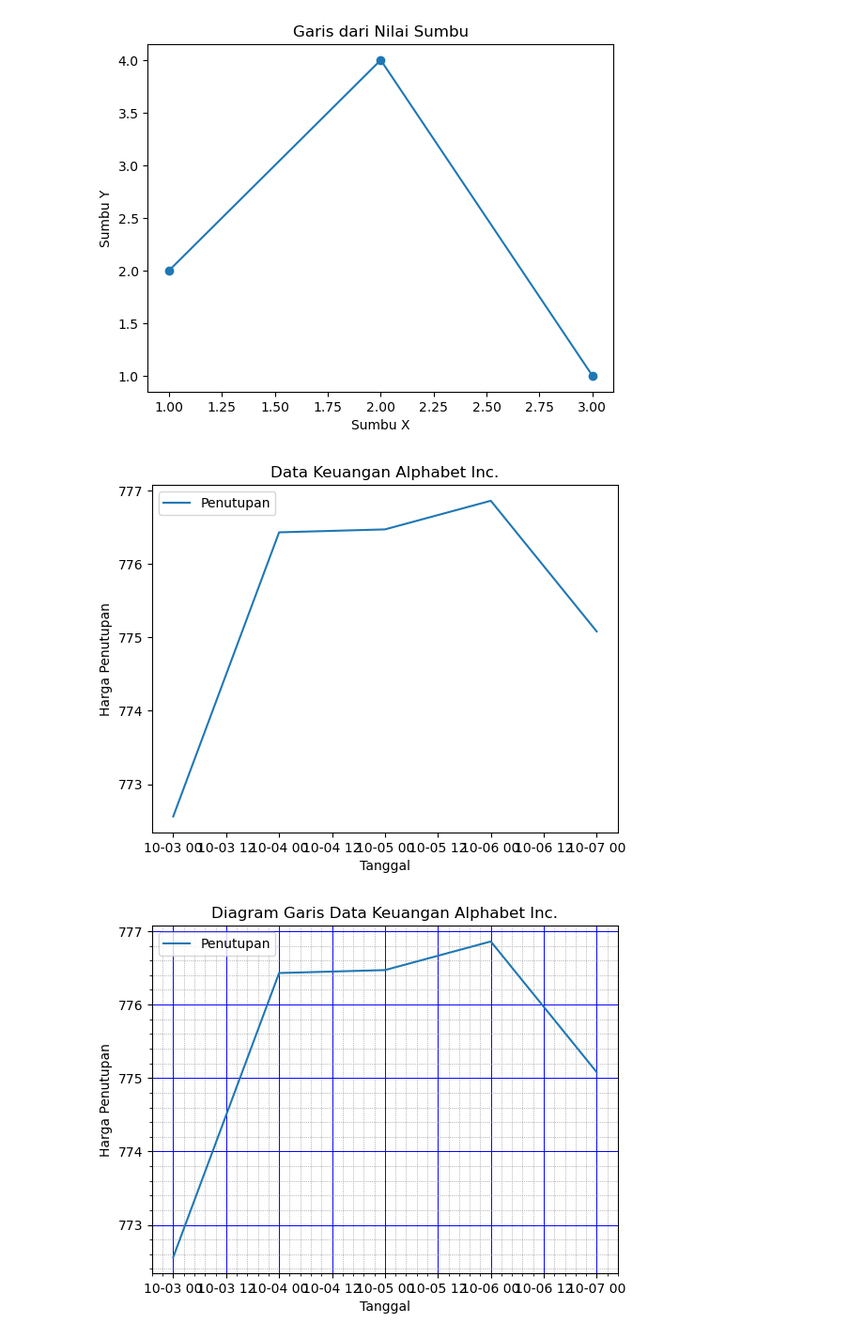
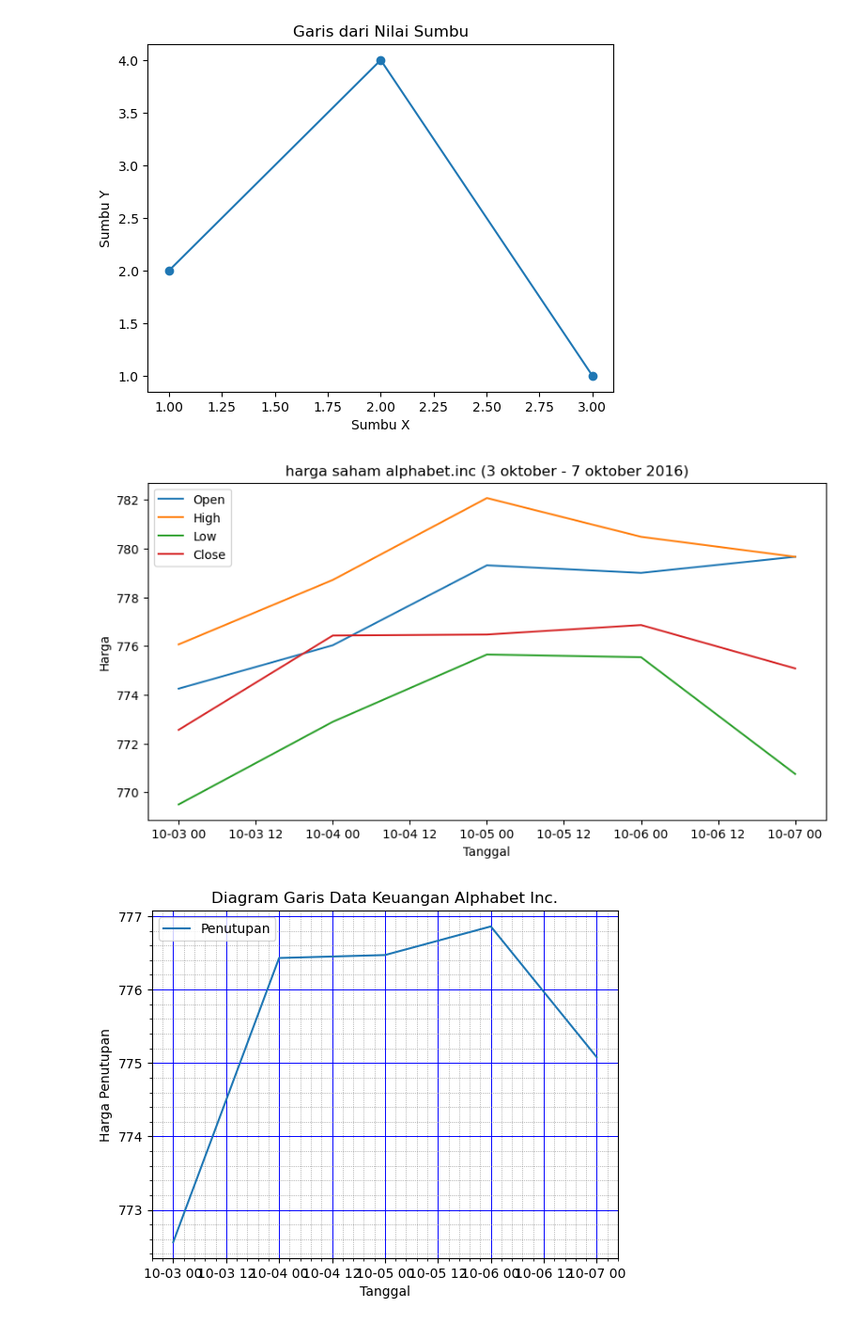
Before and after one commit to kerlily/Data_Science, a Jupyter notebook: Tugas 5.ipynb, the cells around one changed output. Shown: that part at 94% size. Cells and saved outputs as stored; diff of their text form; code cells hidden in the pictures.

```diff
--- a/Tugas 5.ipynb
+++ b/Tugas 5.ipynb
@@ -17,26 +17,36 @@ plt.title('Garis dari Nilai Sumbu')
 plt.show()
 # %% [output]
 [figure]
-# %%
-import pandas as pd
-import matplotlib.pyplot as plt
-
-# Membaca data dari CSV
-data = pd.read_csv("fdata.csv")
-
-# Konversi kolom tanggal untuk memudahkan plot
-data['Tanggal'] = pd.to_datetime(data['Tanggal'], format='%m-%d-%y')
-data.set_index('Tanggal', inplace=True)
-
-# Plot garis
-plt.plot(data.index, data['Tutup'], label='Penutupan')
-plt.xlabel('Tanggal')
-plt.ylabel('Harga Penutupan')
-plt.title('Data Keuangan Alphabet Inc.')
-plt.legend()
-plt.show()
-# %% [output]
-[figure, removed]
+# %%
+import pandas as pd
+import matplotlib.pyplot as plt
+
+# Membaca data dari CSV
+data = pd.read_csv("fdata.csv")
+
+# mengatur format tanggal
+data['Tanggal'] = pd.to_datetime(data['Tanggal'], format='%m-%d-%y')
+
+#membuat diagram garis
+plt.figure(figsize=(10, 5))
+plt.plot(data['Tanggal'], data['Buka'], label='Open')
+plt.plot(data['Tanggal'], data['Tinggi'], label='High')
+plt.plot(data['Tanggal'], data['Terendah'], label='Low')
+plt.plot(data['Tanggal'], data['Tutup'], label='Close')
+
+
+#menambahkan judul dan label sumbu
+plt.title('harga saham alphabet.inc (3 oktober - 7 oktober 2016)')
+plt.xlabel('Tanggal')
+plt.ylabel('Harga')
+
+#menambahkan legend
+plt.legend()
+
+#menampilkan plot
+plt.show()
+# %% [output]
+[figure, added]
 # %%
 import pandas as pd
 import matplotlib.pyplot as plt
```
Also changed, not shown: parts of 2 cells of this notebook, 1 other file.
